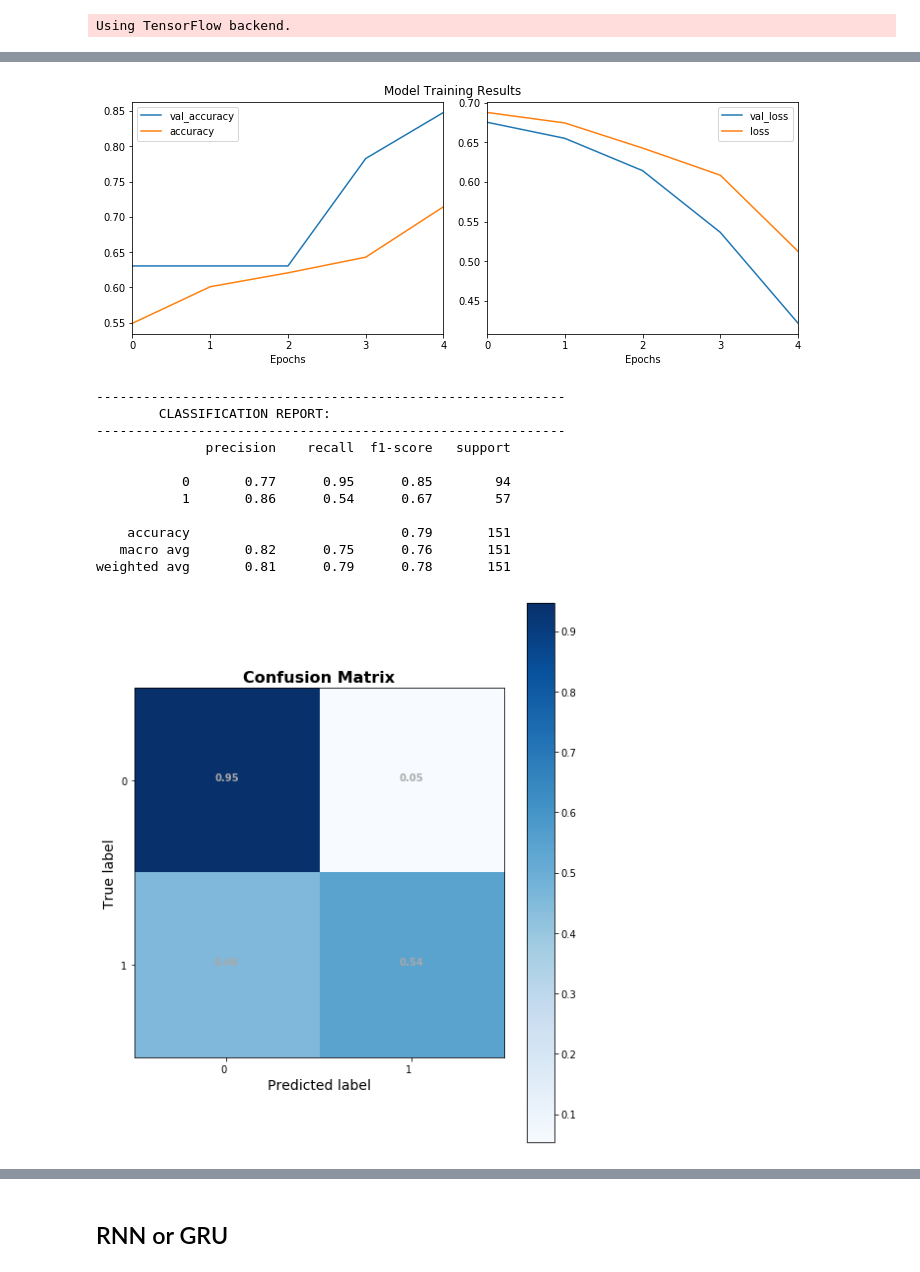
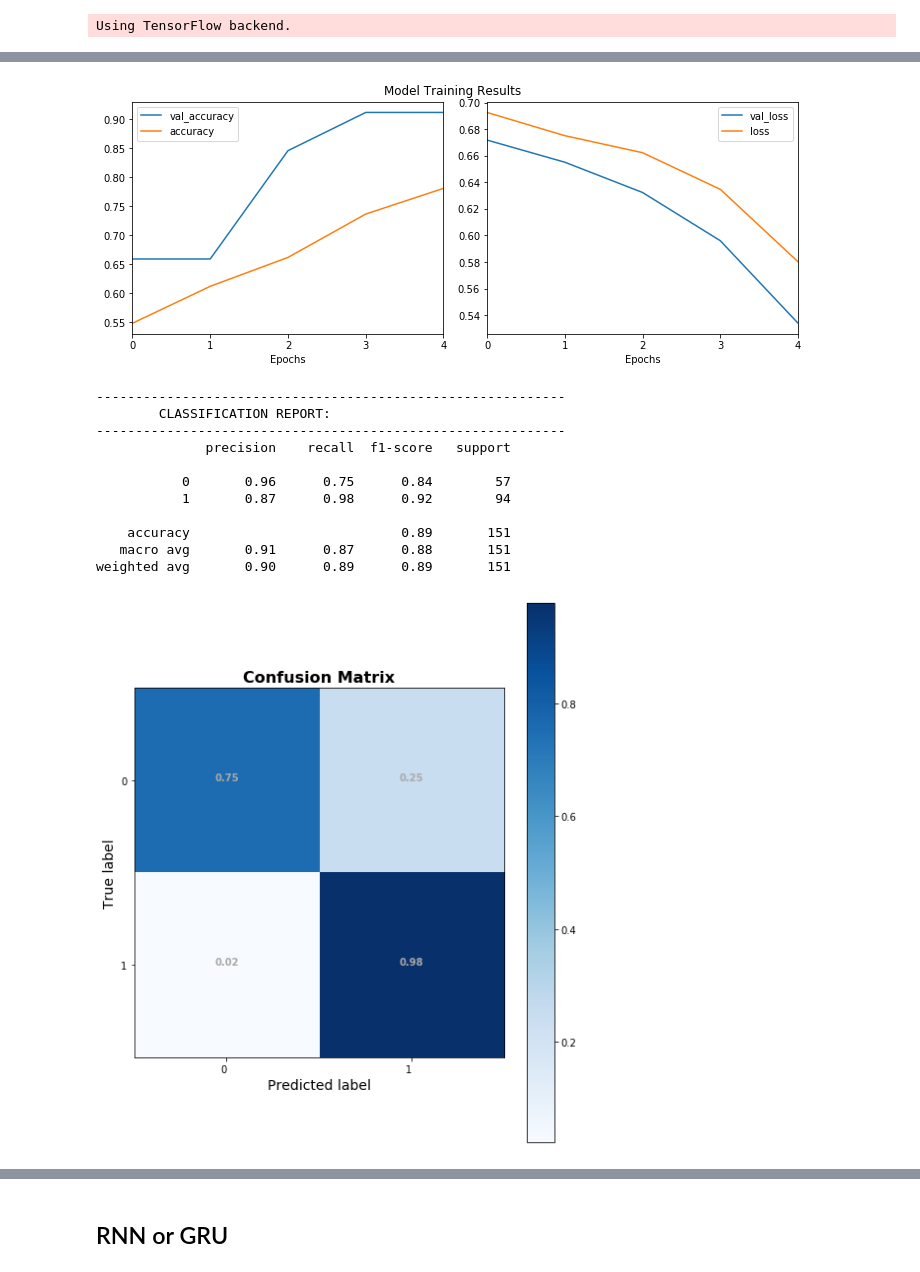
Before and after one commit to jirvingphd/fsds_100719_cohort_notes, a Jupyter notebook: instructor_notebooks/sect_49_deep_natural_language_processing_instructorV2.ipynb, the cells around one changed output, grey strips where cells are left out. Cells and saved outputs as stored; diff of their text form; code cells hidden in the pictures.

```diff
--- a/instructor_notebooks/sect_49_deep_natural_language_processing_instructorV2.ipynb
+++ b/instructor_notebooks/sect_49_deep_natural_language_processing_instructorV2.ipynb
@@ -581,3 +627,19 @@ Using TensorFlow backend.
 from py_files import keras_gridsearch as kg
 from sklearn import metrics
 from fsds_100719.imports import *
+# %%
+from keras.preprocessing import text,sequence
+from sklearn.model_selection import train_test_split
+from nltk import word_tokenize
+from gensim.utils import simple_preprocess
+
+
+# y_t = pd.get_dummies(df['source'])#.values
+# y_t=y_t['Twitter for Android'].values
+y_t = to_categorical(df['source'].map({'Twitter for Android':1,
+                                       'Twitter for iPhone':0}),num_classes=2)
+
+# y_t.name='True Trump'
+
+# print(y_t.name)
+⁉️
@@ -584,19 +648,12 @@ from fsds_100719.imports import *
 # %%
-from keras.preprocessing import text,sequence
-from sklearn.model_selection import train_test_split
-from nltk import word_tokenize
+MAX_WORDS = 25000
+MAX_SEQUENCE_LENGTH = 50
 
-
-y_t = pd.get_dummies(df['source']).values
-X = df['text'].str.lower().map(word_tokenize)
-
-
-MAX_WORDS = 25000
 tokenizer = text.Tokenizer(num_words=MAX_WORDS)
 
 tokenizer.fit_on_texts(X) #df['text'])
 sequences = tokenizer.texts_to_sequences(X) #df['text'])
 
-X_t = sequence.pad_sequences(sequences, maxlen=100)
+X_t = sequence.pad_sequences(sequences, maxlen=MAX_SEQUENCE_LENGTH)
 X_t.shape
 # %% [output]
@@ -609,5 +699,5 @@ X_train.shape,y_test.shape
 # %%
-EMBEDDING_SIZE = 128 #where codealong get this?
+# EMBEDDING_SIZE = 128 #where codealong get this?
 
 model=Sequential()
 model.add(Embedding(MAX_WORDS, EMBEDDING_SIZE))
@@ -618,14 +708,15 @@ model.add(Dense(25, activation='relu'))
 model.add(Dropout(0.5))
 model.add(Dense(2, activation='softmax'))
 
-model.compile(loss='binary_crossentropy',#'categorical_crossentropy',
+model.compile(loss='categorical_crossentropy',#'categorical_crossentropy',
               optimizer='adam',
               metrics=['accuracy'])
 model.summary()
 
-history = model.fit(X_train, y_train, epochs=5, batch_size=32, validation_split=0.1)
+history = model.fit(X_train, y_train, epochs=5, batch_size=32, validation_split=0.2)
 
 y_hat_test = model.predict_classes(X_test)
+# print(pd.Series(y_hat_test).value_counts())
 kg.evaluate_model(y_test,y_hat_test,history)
 # %% [output]
 WARNING:tensorflow:From //anaconda3/envs/learn-env/lib/python3.6/site-packages/tensorflow/python/ops/resource_variable_ops.py:435: colocate_with (from tensorflow.python.framework.ops) is deprecated an ...
@@ -648,13 +739,13 @@ Epoch 5/5
-[figure, old version]
+[figure, new version]
 ------------------------------------------------------------
         CLASSIFICATION REPORT:
 ------------------------------------------------------------
               precision    recall  f1-score   support
 
-           0       0.77      0.95      0.85        94
-           1       0.86      0.54      0.67        57
+           0       0.96      0.75      0.84        57
+           1       0.87      0.98      0.92        94
 
-    accuracy                           0.79       151
-   macro avg       0.82      0.75      0.76       151
-weighted avg       0.81      0.79      0.78       151
+    accuracy                           0.89       151
+   macro avg       0.91      0.87      0.88       151
+weighted avg       0.90      0.89      0.89       151
-[figure, old version]
+[figure, new version]
```
Also changed, not shown: parts of 38 cells of this notebook, 1 other file.
